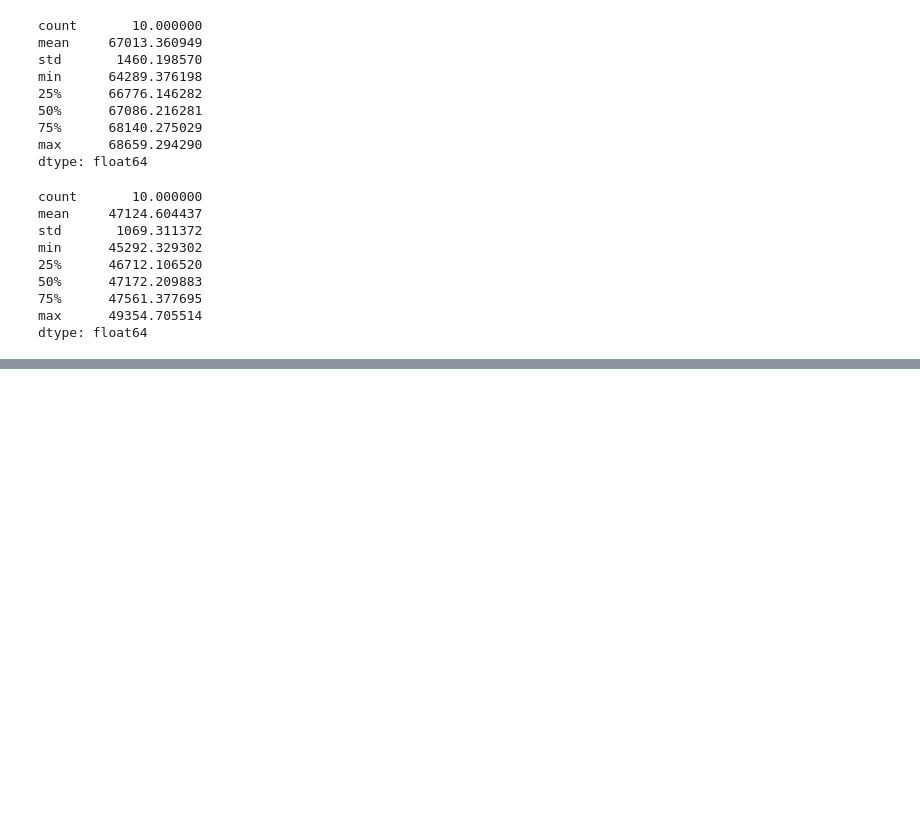
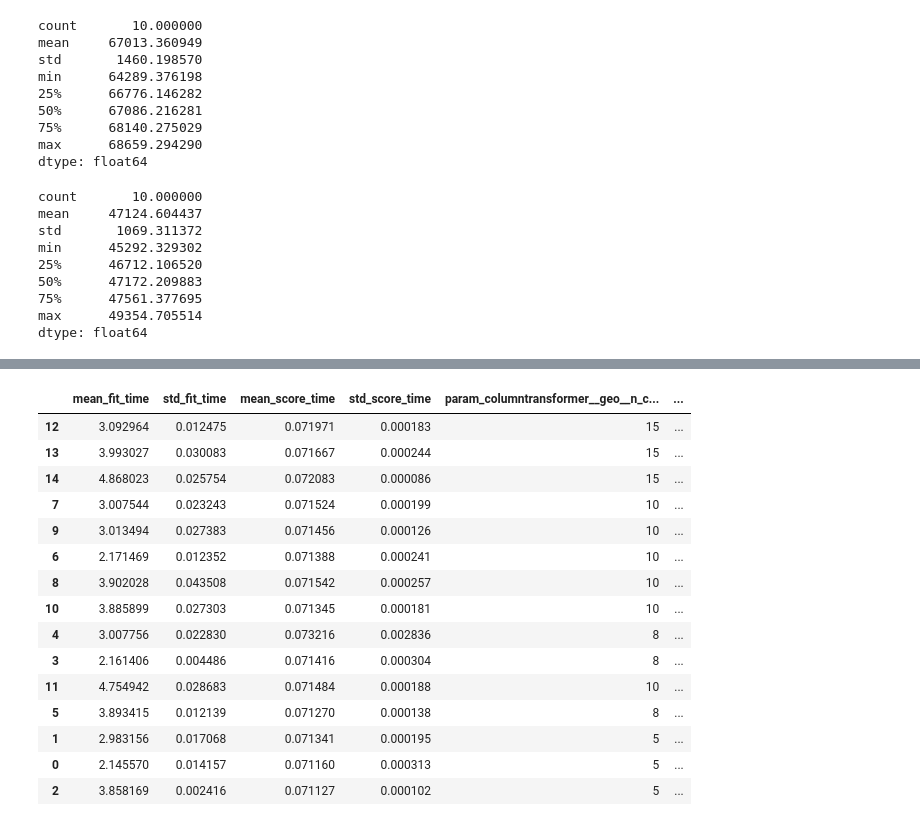
Before and after one commit to pppfkp/homl, a Jupyter notebook: homl/ch01_housing.ipynb, the cells around one changed output, grey strips where cells are left out. Drawn from its saved outputs; the diff is of its cells as text; code cells hidden in the pictures; blank space fills up the shorter version.

```diff
--- a/homl/ch01_housing.ipynb
+++ b/homl/ch01_housing.ipynb
@@ -555,7 +555,7 @@ log_pipeline = make_pipeline(
     StandardScaler()
 )
 
-cluster_simil = ClusterSimilarity(n_clusters=10, gamma=1., random_state=42, r)
+cluster_simil = ClusterSimilarity(n_clusters=10, gamma=1., random_state=42)
 default_num_pipeline = make_pipeline(SimpleImputer(strategy="median"), StandardScaler())
 
 preprocessing = ColumnTransformer([
@@ -684,3 +684,19 @@ min      45292.329302
 75%      47561.377695
 max      49354.705514
 dtype: float64
+# %%
+from sklearn.model_selection import GridSearchCV
+
+param_grid = [
+    {
+        "columntransformer__geo__n_clusters": [5,8,10],
+        "randomforestregressor__max_features":[4,6,8]
+    },
+    {
+        "columntransformer__geo__n_clusters": [10, 15],
+        "randomforestregressor__max_features":[6, 8, 10]
+    }
+]
+
+grid_search = GridSearchCV(forest_reg, param_grid, cv=3, scoring='neg_root_mean_squared_error')
+grid_search.fit(housing, housing_labels)
@@ -686,0 +768,20 @@ dtype: float64
+# %%
+cv_res = pd.DataFrame(grid_search.cv_results_)
+cv_res.sort_values(by="mean_test_score", ascending=False)
+# %% [output]
+|  | mean_fit_time | std_fit_time | mean_score_time | std_score_time | param_columntransformer__geo__n_c... | ... |
+| 12 | 3.092964 | 0.012475 | 0.071971 | 0.000183 | 15 | ... |
+| 13 | 3.993027 | 0.030083 | 0.071667 | 0.000244 | 15 | ... |
+| 14 | 4.868023 | 0.025754 | 0.072083 | 0.000086 | 15 | ... |
+| 7 | 3.007544 | 0.023243 | 0.071524 | 0.000199 | 10 | ... |
+| 9 | 3.013494 | 0.027383 | 0.071456 | 0.000126 | 10 | ... |
+| 6 | 2.171469 | 0.012352 | 0.071388 | 0.000241 | 10 | ... |
+| 8 | 3.902028 | 0.043508 | 0.071542 | 0.000257 | 10 | ... |
+| 10 | 3.885899 | 0.027303 | 0.071345 | 0.000181 | 10 | ... |
+| 4 | 3.007756 | 0.022830 | 0.073216 | 0.002836 | 8 | ... |
+| 3 | 2.161406 | 0.004486 | 0.071416 | 0.000304 | 8 | ... |
+| 11 | 4.754942 | 0.028683 | 0.071484 | 0.000188 | 10 | ... |
+| 5 | 3.893415 | 0.012139 | 0.071270 | 0.000138 | 8 | ... |
+| 1 | 2.983156 | 0.017068 | 0.071341 | 0.000195 | 5 | ... |
+| 0 | 2.145570 | 0.014157 | 0.071160 | 0.000313 | 5 | ... |
+| 2 | 3.858169 | 0.002416 | 0.071127 | 0.000102 | 5 | ... |
```
Also changed, not shown: parts of 6 cells of this notebook.
